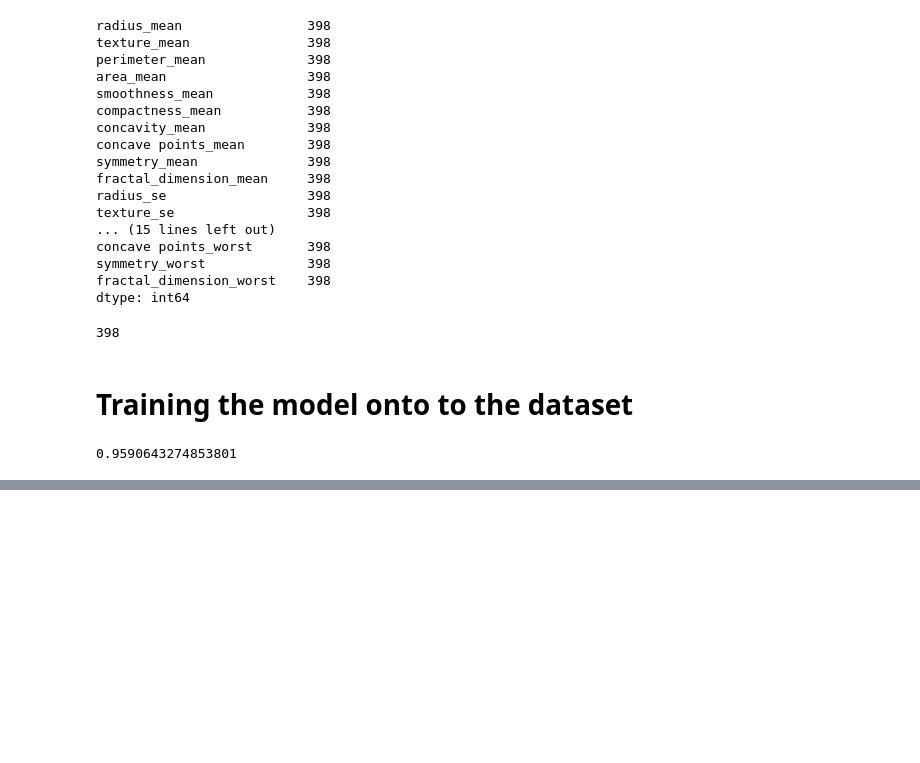
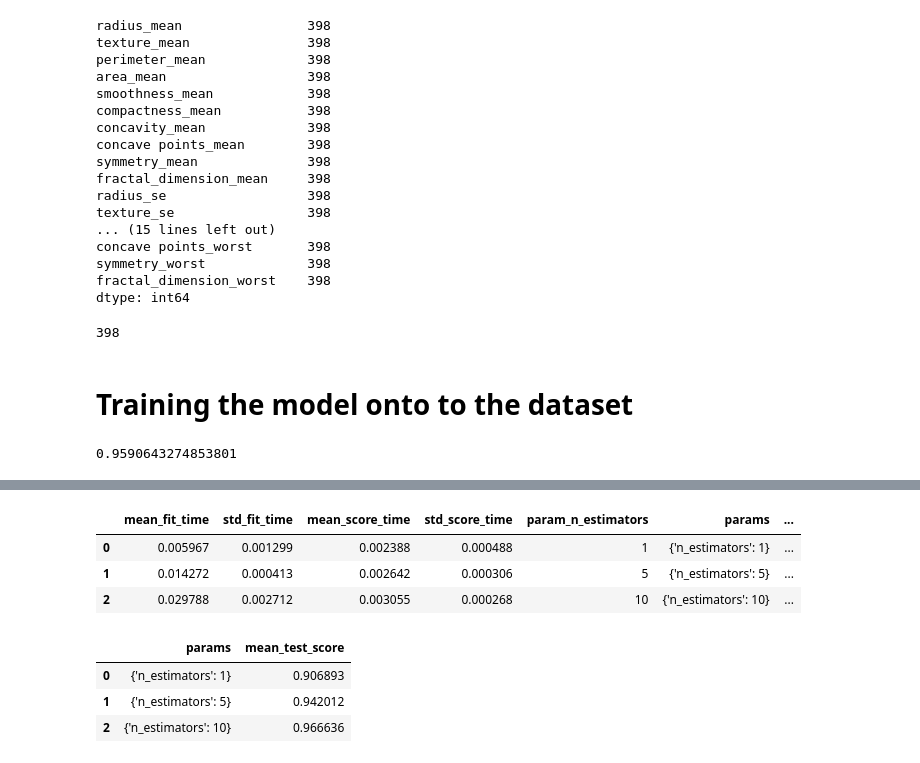
Before and after one commit to Tanmay2262/HyperParameter-Tuning, a Jupyter notebook: Hyperparameter_tuning .ipynb, the cells around one changed output, grey strips where cells are left out. Saved outputs shown, nothing was run; the diff lists cells and outputs as text; code cells hidden in the pictures; blank space fills up the shorter version.

Commit message:
GridSearchCV

```diff
--- a/Hyperparameter_tuning .ipynb
+++ b/Hyperparameter_tuning .ipynb
@@ -82,6 +102,6 @@ x.head(5)
 | 3 | 11.42 | 20.38 | 77.58 | 386.1 | 0.14250 | 0.28390 | ... |
 | 4 | 20.29 | 14.34 | 135.10 | 1297.0 | 0.10030 | 0.13280 | ... |
 # %%
-y=df_clean.iloc[:,0]
+y=df_clean.iloc[:,31]
 y.head(5)
 # %% [output]
@@ -131,0 +154,4 @@ classifier.score(x_test,y_test)
+# %%
+from sklearn.model_selection import GridSearchCV
+clf=GridSearchCV(RandomForestClassifier(),{'n_estimators':[1,5,10]},cv=5,return_train_score='False')
+clf.fit(x,y)
@@ -131,0 +178,15 @@ classifier.score(x_test,y_test)
+# %%
+df=pd.DataFrame(clf.cv_results_)
+df
+# %% [output]
+|  | mean_fit_time | std_fit_time | mean_score_time | std_score_time | param_n_estimators | params | ... |
+| 0 | 0.005967 | 0.001299 | 0.002388 | 0.000488 | 1 | {'n_estimators': 1} | ... |
+| 1 | 0.014272 | 0.000413 | 0.002642 | 0.000306 | 5 | {'n_estimators': 5} | ... |
+| 2 | 0.029788 | 0.002712 | 0.003055 | 0.000268 | 10 | {'n_estimators': 10} | ... |
+# %%
+df[['params','mean_test_score']]
+# %% [output]
+|  | params | mean_test_score |
+| 0 | {'n_estimators': 1} | 0.906893 |
+| 1 | {'n_estimators': 5} | 0.942012 |
+| 2 | {'n_estimators': 10} | 0.966636 |
```
Also changed, not shown: parts of 9 cells of this notebook.
